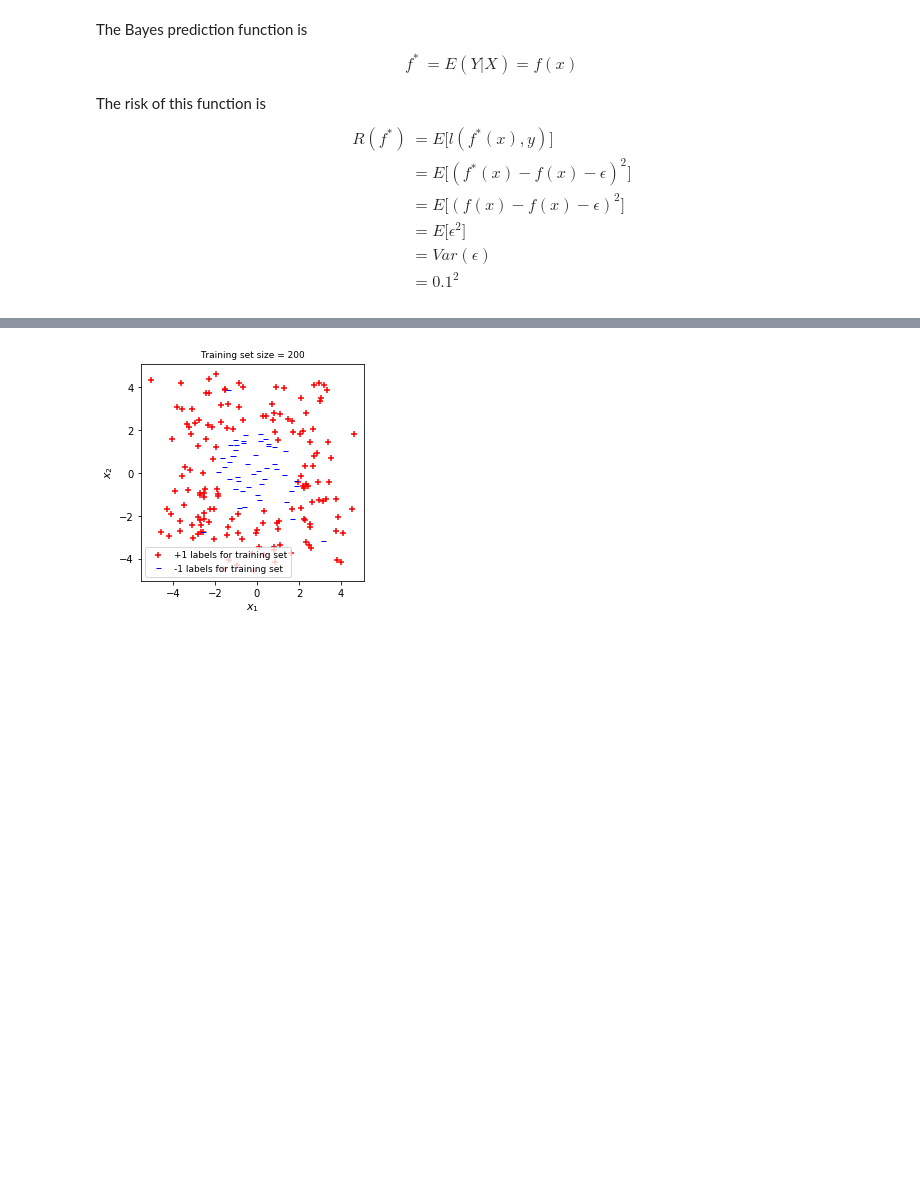
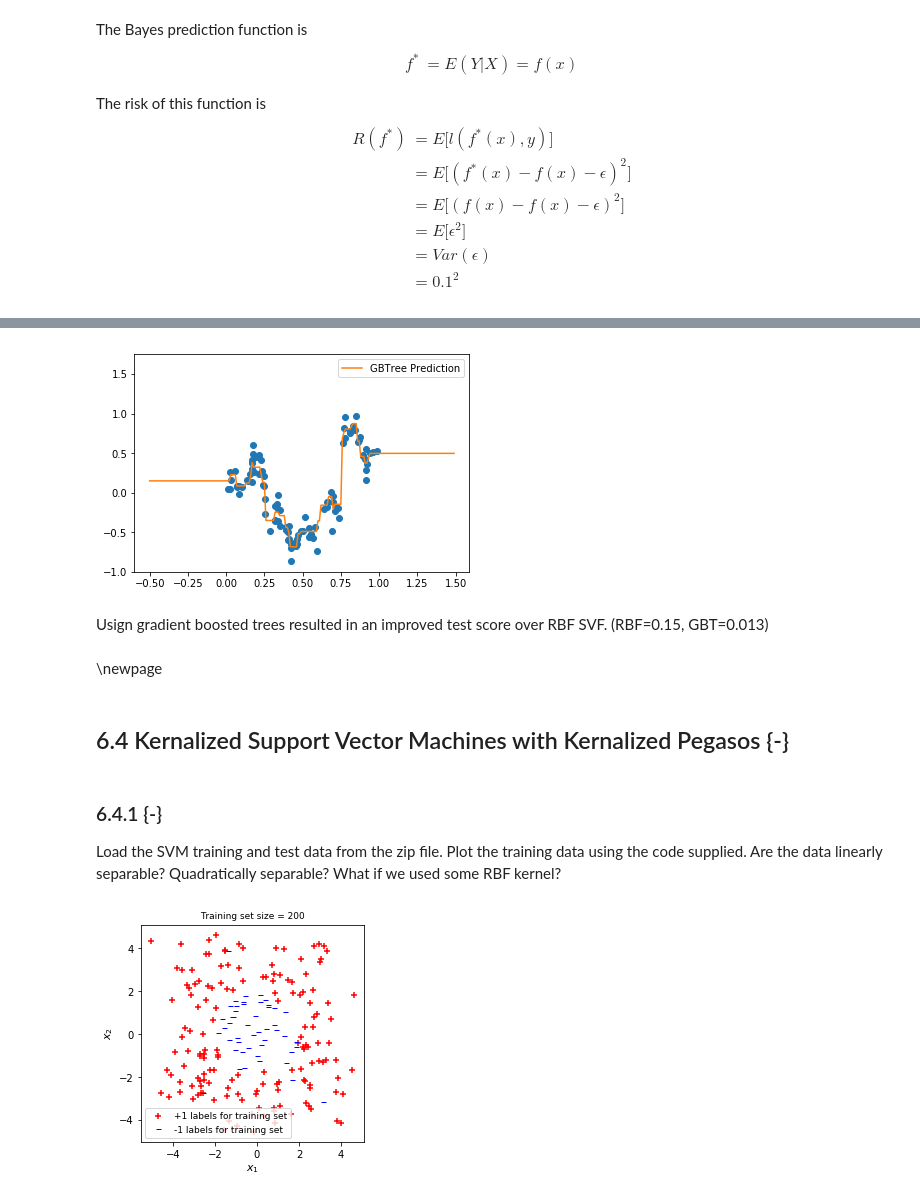
Before and after one commit to cfizette/DS-GA-1003, a Jupyter notebook: hw/4/hwk4-skeleton-code.ipynb, the cells around one changed output, grey strips where cells are left out. Cells and saved outputs as stored; diff of their text form; code cells hidden in the pictures; blank space fills up the shorter version.

```diff
--- a/hw/4/hwk4-skeleton-code.ipynb
+++ b/hw/4/hwk4-skeleton-code.ipynb
@@ -307,6 +316,6 @@ grid = GridSearchCV(kernel_ridge_regression_estimator,
                     cv = predefined_split,
                     scoring = make_scorer(mean_squared_error,greater_is_better = False)
                     ,n_jobs = -1  #should allow parallelism, but crashes Python on my machine
-                    ,verbose=1
+                    ,verbose=0
                    )
-grid.fit(np.vstack((x_train,x_test)),np.vstack((y_train,y_test)))
+_ = grid.fit(np.vstack((x_train,x_test)),np.vstack((y_train,y_test)))
@@ -437,0 +504,19 @@ R(f^*) &= E\big[l(f^*(x), y)\big]\\
+# %%
+from sklearn.ensemble import GradientBoostingRegressor
+from sklearn.model_selection import RandomizedSearchCV
+from scipy.stats import randint
+from scipy.stats.distributions import uniform
+param_dist = {'learning_rate': uniform(0.01,1),
+              'n_estimators': randint(1,50),
+              'min_samples_leaf': randint(1,5),
+              'max_depth': randint(2,5)}
+grid = RandomizedSearchCV(GradientBoostingRegressor(),
+                            param_dist,
+                            cv = predefined_split,
+                            scoring = make_scorer(mean_squared_error,
+                                                  greater_is_better = False)
+                            ,n_jobs = -1
+                            ,verbose=0
+                            , n_iter=500
+                           )
+_ = grid.fit(np.vstack((x_train,x_test)),np.vstack((y_train,y_test)))
@@ -438,3 +543,25 @@ R(f^*) &= E\big[l(f^*(x), y)\big]\\
+# %%
+plot_step = .01
+xpts = np.arange(-.5 , 1.5, plot_step).reshape(-1,1)
+plt.plot(x_train,y_train,'o')
+f = grid.best_estimator_
+plt.plot(xpts, f.predict(xpts), label='GBTree Prediction')
+plt.legend()
+plt.ylim(-1,1.75)
+plt.show()
+# %% [output]
+[figure, added]
+# %% [markdown]
+Usign gradient boosted trees resulted in an improved test score over RBF SVF. (RBF=0.15, GBT=0.013)
+# %% [markdown]
+\newpage
+# %% [markdown]
+## 6.4 Kernalized Support Vector Machines with Kernalized Pegasos {-}
+# %% [markdown]
+### 6.4.1 {-}
+Load the SVM training and test data from the zip file.
+Plot the training data using the code supplied. Are the data linearly
+separable? Quadratically separable? What if we used some RBF kernel?
 # %%
 # Load and plot the SVM data
 #load the training and test sets
```
Also changed, not shown: parts of 21 cells of this notebook, 1 other file.
